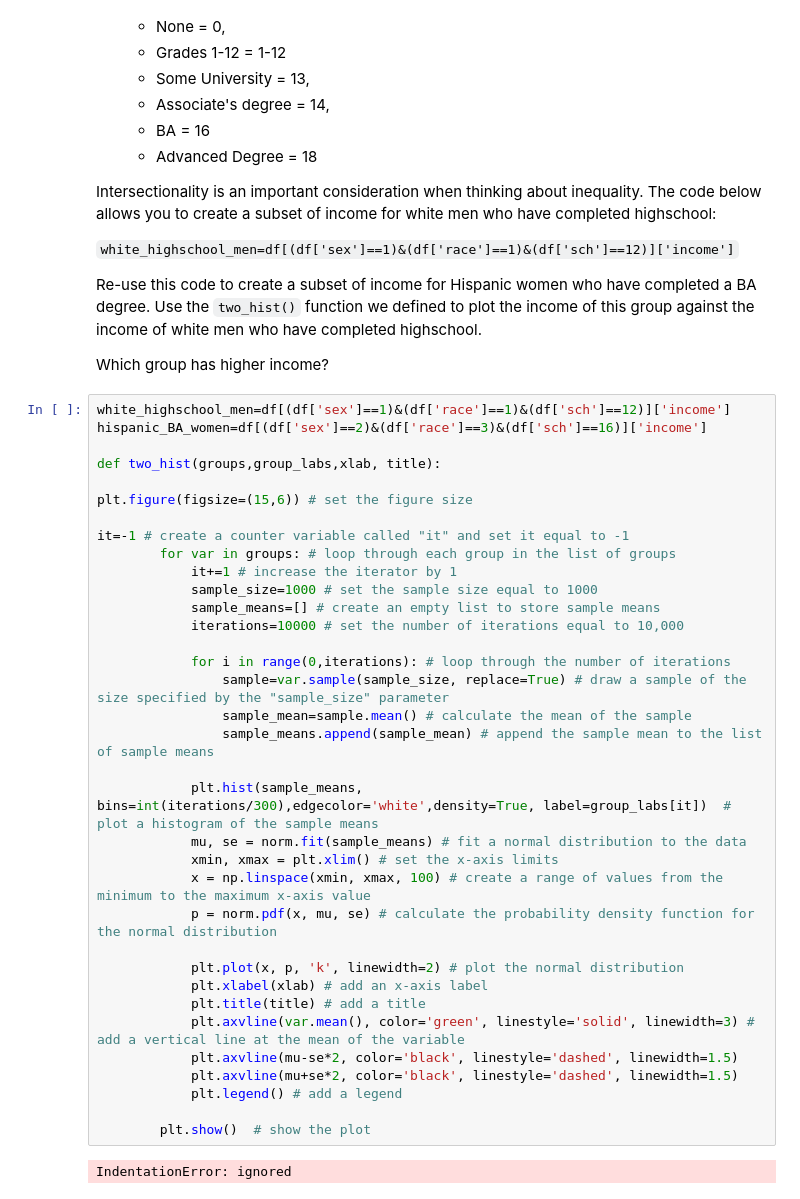
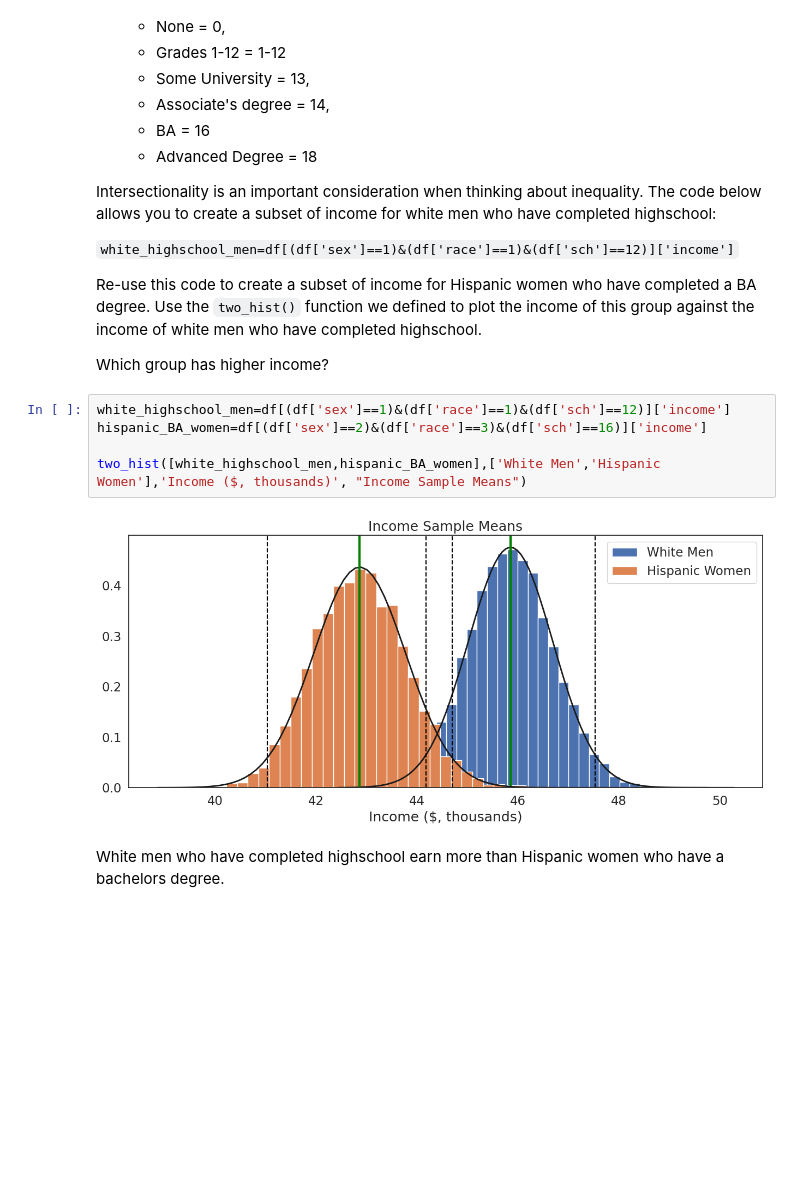
Before and after one commit to Aphra2/QM2, a Jupyter notebook: notebooks/W05. Distributions and Basic Statistics.ipynb, the cells around one changed output. Drawn from its saved outputs; the diff is of its cells as text; blank space fills up the shorter version.

```diff
--- a/notebooks/W05. Distributions and Basic Statistics.ipynb
+++ b/notebooks/W05. Distributions and Basic Statistics.ipynb
@@ -531,40 +527,12 @@ Intersectionality is an important consideration when thinking about inequality.
 Re-use this code to create a subset of income for Hispanic women who have completed a BA degree. Use the `two_hist()` function we defined to plot the income of this group against the income of white men who have completed highschool.
 
 Which group has higher income?
-# %%
-white_highschool_men=df[(df['sex']==1)&(df['race']==1)&(df['sch']==12)]['income']
-hispanic_BA_women=df[(df['sex']==2)&(df['race']==3)&(df['sch']==16)]['income']
-
-def two_hist(groups,group_labs,xlab, title):
-
-plt.figure(figsize=(15,6)) # set the figure size
-
-it=-1 # create a counter variable called "it" and set it equal to -1
-		for var in groups: # loop through each group in the list of groups
-			it+=1 # increase the iterator by 1
-			sample_size=1000 # set the sample size equal to 1000
-			sample_means=[] # create an empty list to store sample means
-			iterations=10000 # set the number of iterations equal to 10,000
-
-			for i in range(0,iterations): # loop through the number of iterations
-				sample=var.sample(sample_size, replace=True) # draw a sample of the size specified by the "sample_size" parameter
-				sample_mean=sample.mean() # calculate the mean of the sample
-				sample_means.append(sample_mean) # append the sample mean to the list of sample means
-
-			plt.hist(sample_means, bins=int(iterations/300),edgecolor='white',density=True, label=group_labs[it])  # plot a histogram of the sample means
-			mu, se = norm.fit(sample_means) # fit a normal distribution to the data
-			xmin, xmax = plt.xlim() # set the x-axis limits
-			x = np.linspace(xmin, xmax, 100) # create a range of values from the minimum to the maximum x-axis value
-			p = norm.pdf(x, mu, se) # calculate the probability density function for the normal distribution
-
-			plt.plot(x, p, 'k', linewidth=2) # plot the normal distribution
-			plt.xlabel(xlab) # add an x-axis label
-			plt.title(title) # add a title
-			plt.axvline(var.mean(), color='green', linestyle='solid', linewidth=3) # add a vertical line at the mean of the variable
-			plt.axvline(mu-se*2, color='black', linestyle='dashed', linewidth=1.5)
-			plt.axvline(mu+se*2, color='black', linestyle='dashed', linewidth=1.5)
-			plt.legend() # add a legend
-
-		plt.show()  # show the plot
-# %% [output]
-IndentationError: ignored
+# %%
+white_highschool_men=df[(df['sex']==1)&(df['race']==1)&(df['sch']==12)]['income']
+hispanic_BA_women=df[(df['sex']==2)&(df['race']==3)&(df['sch']==16)]['income']
+
+two_hist([white_highschool_men,hispanic_BA_women],['White Men','Hispanic Women'],'Income ($, thousands)', "Income Sample Means")
+# %% [output]
+[figure, added]
+# %% [markdown]
+White men who have completed highschool earn more than Hispanic women who have a bachelors degree.
```
Also changed, not shown: parts of 8 cells of this notebook.
